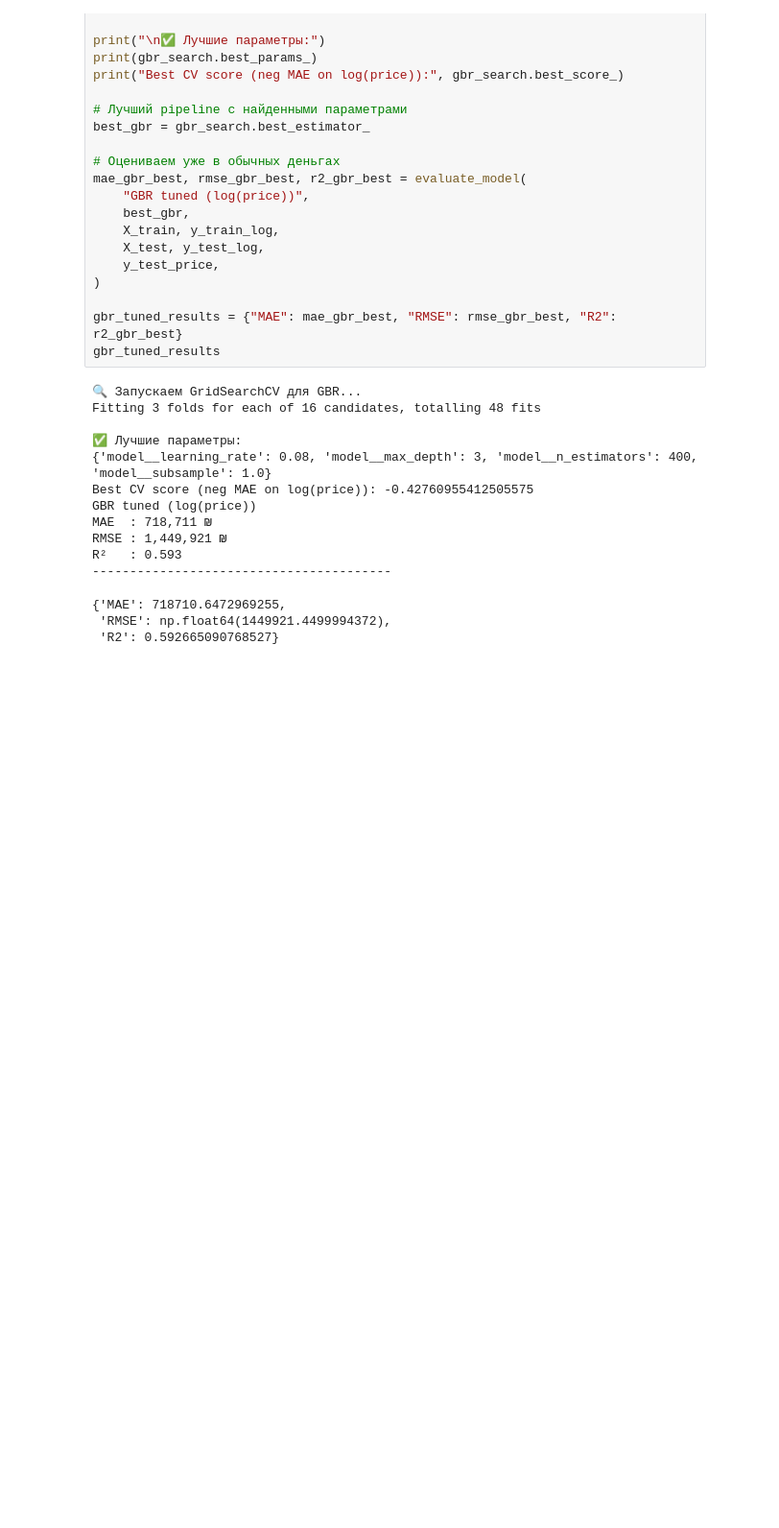
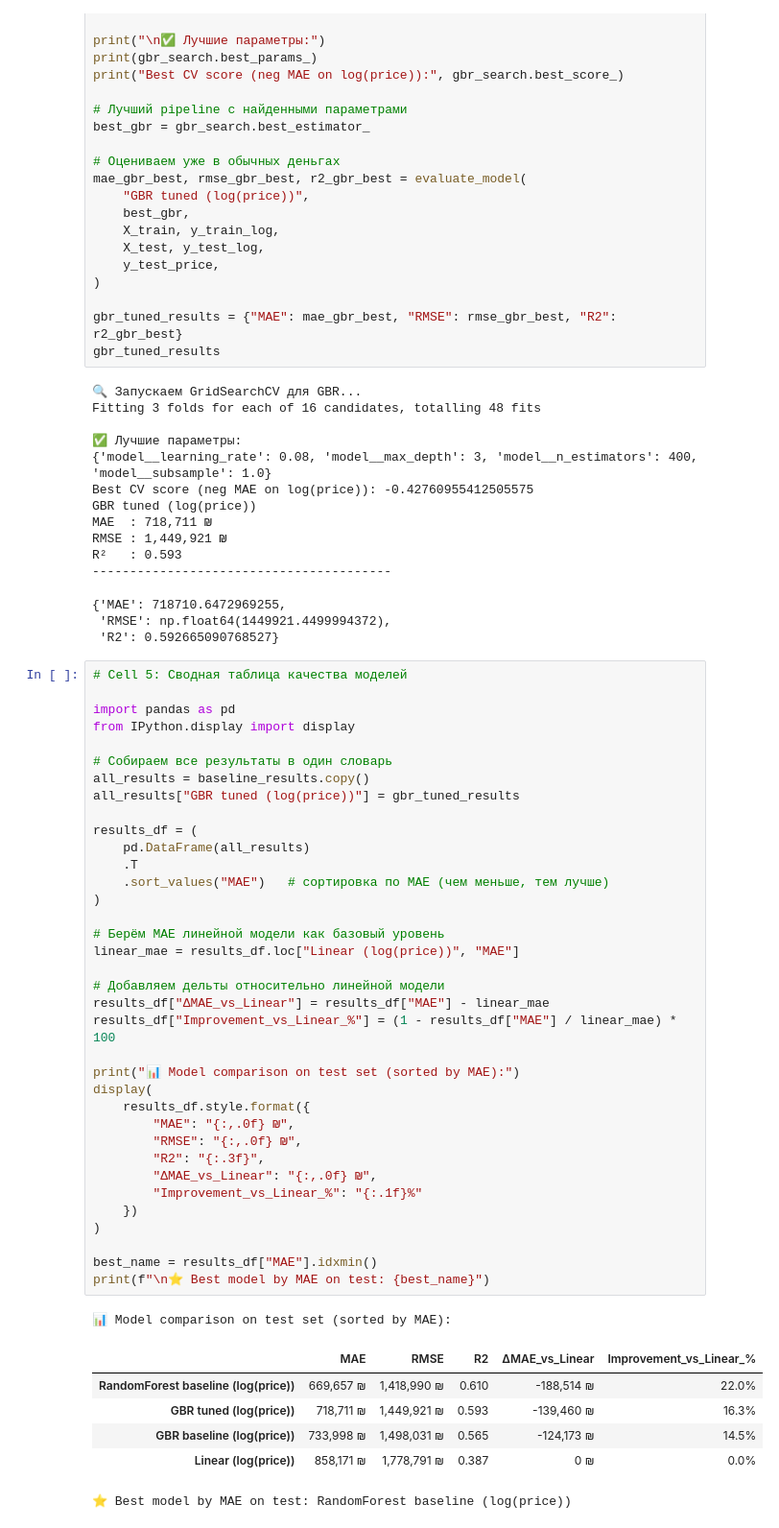
Before and after one commit to NikitaMarshchonok/end-to-end-ML-project, a Jupyter notebook: notebooks/israel_tel_aviv_model_improvement.ipynb, the cells around one changed output. Shown at 96% size. Drawn from its saved outputs; the diff is of its cells as text; blank space fills up the shorter version.

```diff
--- a/notebooks/israel_tel_aviv_model_improvement.ipynb
+++ b/notebooks/israel_tel_aviv_model_improvement.ipynb
@@ -791,3 +791,47 @@ R²   : 0.593
 {'MAE': 718710.6472969255,
  'RMSE': np.float64(1449921.4499994372),
  'R2': 0.592665090768527}
+# %%
+# Cell 5: Сводная таблица качества моделей
+
+import pandas as pd
+from IPython.display import display
+
+# Собираем все результаты в один словарь
+all_results = baseline_results.copy()
+all_results["GBR tuned (log(price))"] = gbr_tuned_results
+
+results_df = (
+    pd.DataFrame(all_results)
+    .T
+    .sort_values("MAE")   # сортировка по MAE (чем меньше, тем лучше)
+)
+
+# Берём MAE линейной модели как базовый уровень
+linear_mae = results_df.loc["Linear (log(price))", "MAE"]
+
+# Добавляем дельты относительно линейной модели
+results_df["ΔMAE_vs_Linear"] = results_df["MAE"] - linear_mae
+results_df["Improvement_vs_Linear_%"] = (1 - results_df["MAE"] / linear_mae) * 100
+
+print("📊 Model comparison on test set (sorted by MAE):")
+display(
+    results_df.style.format({
+        "MAE": "{:,.0f} ₪",
+        "RMSE": "{:,.0f} ₪",
+        "R2": "{:.3f}",
+        "ΔMAE_vs_Linear": "{:,.0f} ₪",
+        "Improvement_vs_Linear_%": "{:.1f}%"
+    })
+)
+
+best_name = results_df["MAE"].idxmin()
+print(f"\n⭐ Best model by MAE on test: {best_name}")
+# %% [output]
+📊 Model comparison on test set (sorted by MAE):
+|  | MAE | RMSE | R2 | ΔMAE_vs_Linear | Improvement_vs_Linear_% |
+| RandomForest baseline (log(price)) | 669,657 ₪ | 1,418,990 ₪ | 0.610 | -188,514 ₪ | 22.0% |
+| GBR tuned (log(price)) | 718,711 ₪ | 1,449,921 ₪ | 0.593 | -139,460 ₪ | 16.3% |
+| GBR baseline (log(price)) | 733,998 ₪ | 1,498,031 ₪ | 0.565 | -124,173 ₪ | 14.5% |
+| Linear (log(price)) | 858,171 ₪ | 1,778,791 ₪ | 0.387 | 0 ₪ | 0.0% |
+⭐ Best model by MAE on test: RandomForest baseline (log(price))
```
